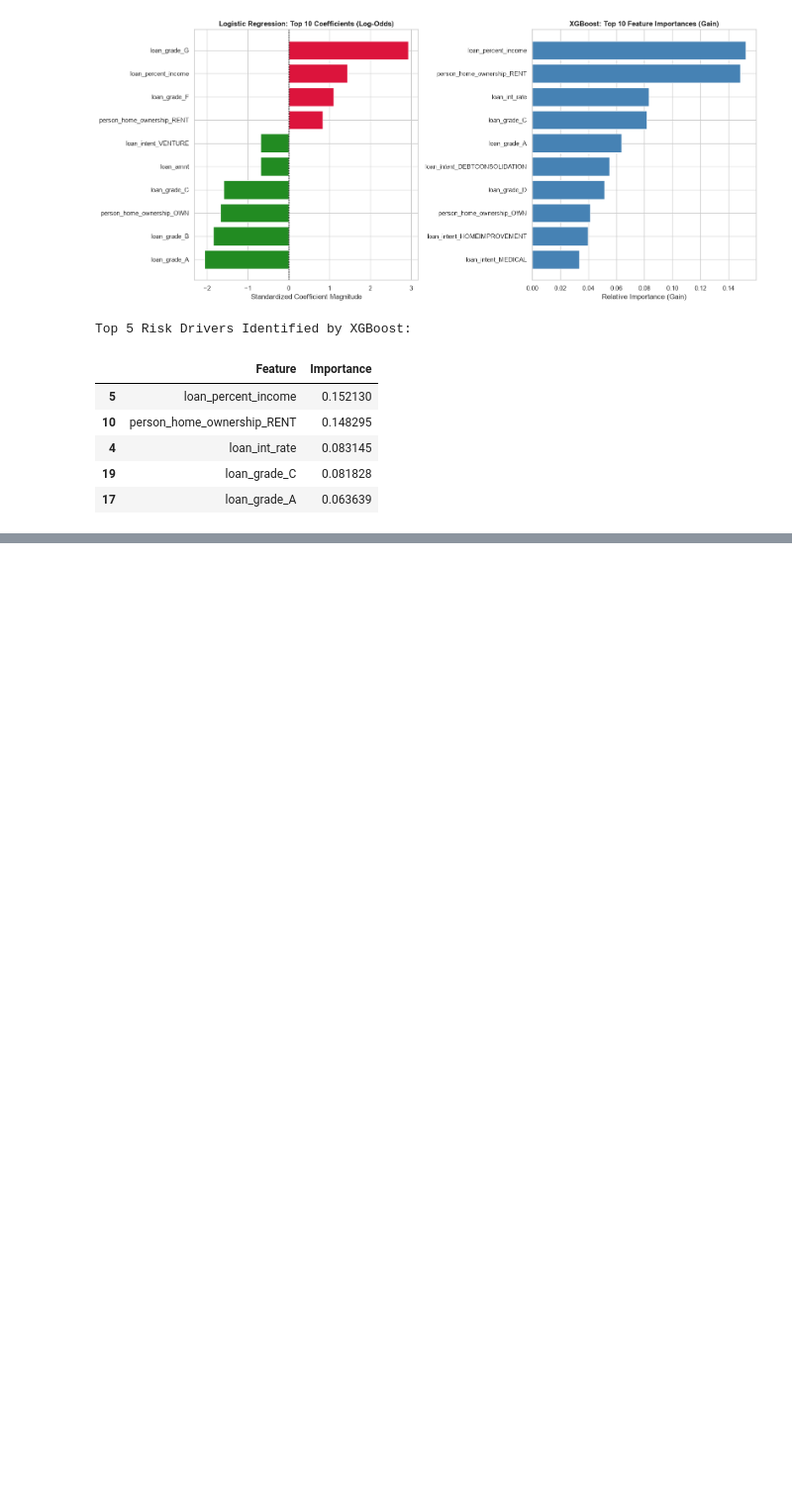
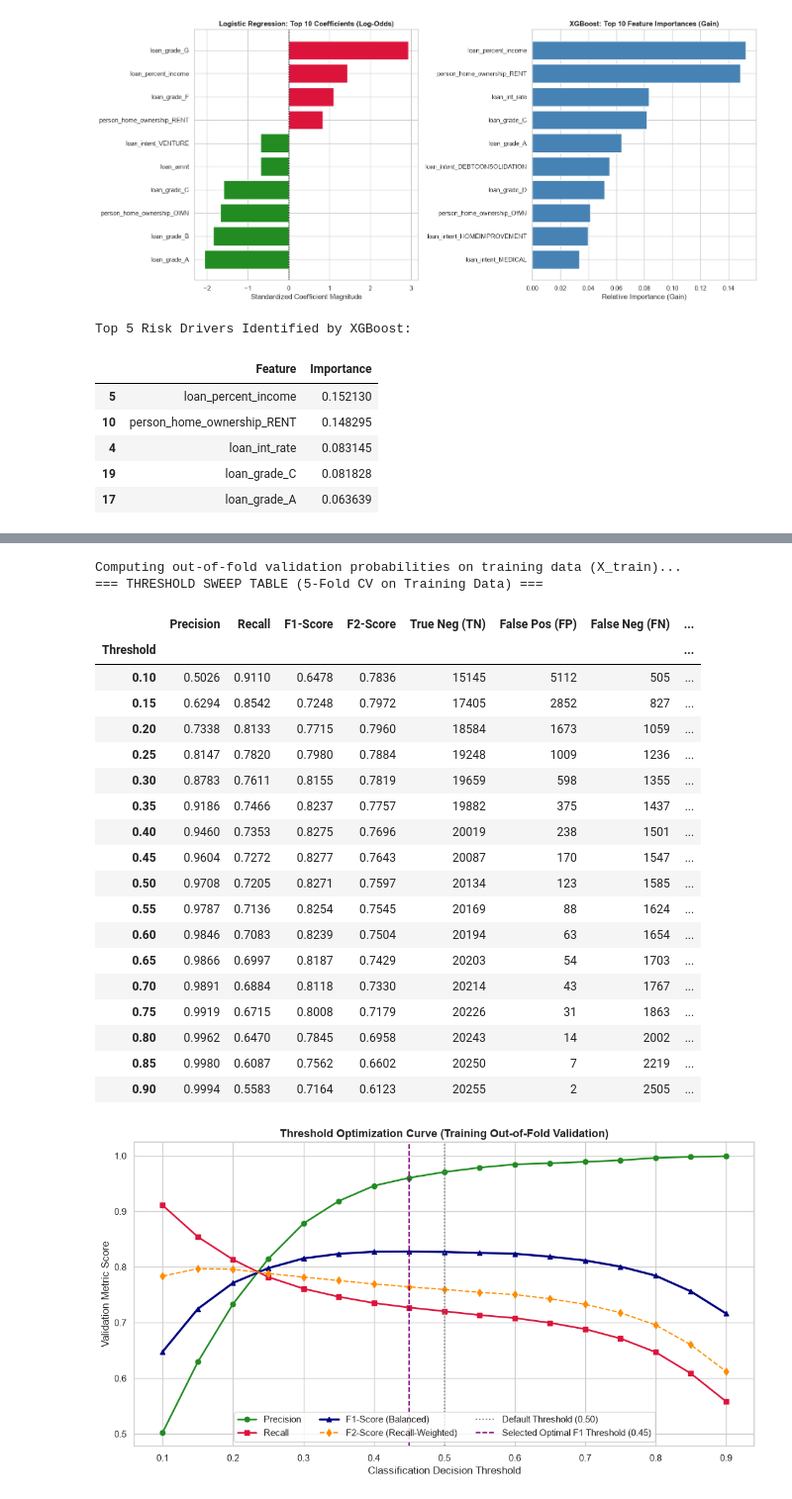
Before and after one commit to piyush00580/banking-risk-intelligence-platform, a Jupyter notebook: notebooks/credit_risk_modeling.ipynb, the cells around one changed output, grey strips where cells are left out. Shown at 99% size. Drawn from its saved outputs; the diff is of its cells as text; code cells hidden in the pictures; blank space fills up the shorter version.

Commit message:
Complete Phase 5.2: Credit risk model optimization, SHAP explainability, and serialization

```diff
--- a/notebooks/credit_risk_modeling.ipynb
+++ b/notebooks/credit_risk_modeling.ipynb
@@ -559,0 +556,78 @@ Top 5 Risk Drivers Identified by XGBoost:
+# %%
+# Step 10: Generate Out-of-Fold Probabilities on Training Partition via 5-Fold CV
+
+champion_pipe = trained_pipelines["XGBoost"]
+
+# Stratified 5-Fold CV on training set exclusively
+cv = StratifiedKFold(n_splits=5, shuffle=True, random_state=RANDOM_STATE)
+print("Computing out-of-fold validation probabilities on training data (X_train)...")
+oof_probs = cross_val_predict(champion_pipe, X_train, y_train, cv=cv, method="predict_proba", n_jobs=-1)[:, 1]
+
+# Sweep thresholds from 0.10 to 0.90 in increments of 0.05
+threshold_grid = np.arange(0.10, 0.91, 0.05)
+threshold_records = []
+
+for t in threshold_grid:
+    t_round = round(t, 2)
+    preds = (oof_probs >= t_round).astype(int)
+    cm = confusion_matrix(y_train, preds)
+    p = precision_score(y_train, preds, zero_division=0)
+    r = recall_score(y_train, preds, zero_division=0)
+    f1 = f1_score(y_train, preds, zero_division=0)
+    f2 = fbeta_score(y_train, preds, beta=2, zero_division=0)
+
+    threshold_records.append({
+        "Threshold": t_round,
+        "Precision": round(p, 4),
+        "Recall": round(r, 4),
+        "F1-Score": round(f1, 4),
+        "F2-Score": round(f2, 4),
+        "True Neg (TN)": int(cm[0, 0]),
+        "False Pos (FP)": int(cm[0, 1]),
+        "False Neg (FN)": int(cm[1, 0]),
+        "True Pos (TP)": int(cm[1, 1]),
+    })
+
+oof_threshold_df = pd.DataFrame(threshold_records).set_index("Threshold")
+print("=== THRESHOLD SWEEP TABLE (5-Fold CV on Training Data) ===")
+display(oof_threshold_df)
+
+# Plot Precision, Recall, F1, and F2 across thresholds
+plt.figure(figsize=(11, 6))
+plt.plot(oof_threshold_df.index, oof_threshold_df["Precision"], marker="o", label="Precision", color="forestgreen", linewidth=2)
+plt.plot(oof_threshold_df.index, oof_threshold_df["Recall"], marker="s", label="Recall", color="crimson", linewidth=2)
+plt.plot(oof_threshold_df.index, oof_threshold_df["F1-Score"], marker="^", label="F1-Score (Balanced)", color="navy", linewidth=2.5)
+plt.plot(oof_threshold_df.index, oof_threshold_df["F2-Score"], marker="d", label="F2-Score (Recall-Weighted)", color="darkorange", linestyle="--")
+
+plt.axvline(0.50, color="gray", linestyle=":", label="Default Threshold (0.50)")
+plt.axvline(0.45, color="purple", linestyle="--", label="Selected Optimal F1 Threshold (0.45)")
+
+plt.title("Threshold Optimization Curve (Training Out-of-Fold Validation)", fontsize=13, fontweight="bold")
+plt.xlabel("Classification Decision Threshold")
+plt.ylabel("Validation Metric Score")
+plt.legend(loc="lower center", ncol=3)
+plt.tight_layout()
+plt.show()
+# %% [output]
+Computing out-of-fold validation probabilities on training data (X_train)...
+=== THRESHOLD SWEEP TABLE (5-Fold CV on Training Data) ===
+|  | Precision | Recall | F1-Score | F2-Score | True Neg (TN) | False Pos (FP) | False Neg (FN) | ... |
+| Threshold |  |  |  |  |  |  |  | ... |
+| 0.10 | 0.5026 | 0.9110 | 0.6478 | 0.7836 | 15145 | 5112 | 505 | ... |
+| 0.15 | 0.6294 | 0.8542 | 0.7248 | 0.7972 | 17405 | 2852 | 827 | ... |
+| 0.20 | 0.7338 | 0.8133 | 0.7715 | 0.7960 | 18584 | 1673 | 1059 | ... |
+| 0.25 | 0.8147 | 0.7820 | 0.7980 | 0.7884 | 19248 | 1009 | 1236 | ... |
+| 0.30 | 0.8783 | 0.7611 | 0.8155 | 0.7819 | 19659 | 598 | 1355 | ... |
+| 0.35 | 0.9186 | 0.7466 | 0.8237 | 0.7757 | 19882 | 375 | 1437 | ... |
+| 0.40 | 0.9460 | 0.7353 | 0.8275 | 0.7696 | 20019 | 238 | 1501 | ... |
+| 0.45 | 0.9604 | 0.7272 | 0.8277 | 0.7643 | 20087 | 170 | 1547 | ... |
+| 0.50 | 0.9708 | 0.7205 | 0.8271 | 0.7597 | 20134 | 123 | 1585 | ... |
+| 0.55 | 0.9787 | 0.7136 | 0.8254 | 0.7545 | 20169 | 88 | 1624 | ... |
+| 0.60 | 0.9846 | 0.7083 | 0.8239 | 0.7504 | 20194 | 63 | 1654 | ... |
+| 0.65 | 0.9866 | 0.6997 | 0.8187 | 0.7429 | 20203 | 54 | 1703 | ... |
+| 0.70 | 0.9891 | 0.6884 | 0.8118 | 0.7330 | 20214 | 43 | 1767 | ... |
+| 0.75 | 0.9919 | 0.6715 | 0.8008 | 0.7179 | 20226 | 31 | 1863 | ... |
+| 0.80 | 0.9962 | 0.6470 | 0.7845 | 0.6958 | 20243 | 14 | 2002 | ... |
+| 0.85 | 0.9980 | 0.6087 | 0.7562 | 0.6602 | 20250 | 7 | 2219 | ... |
+| 0.90 | 0.9994 | 0.5583 | 0.7164 | 0.6123 | 20255 | 2 | 2505 | ... |
+[figure, added]
```
Also changed, not shown: parts of 18 cells of this notebook, 2 other files.
